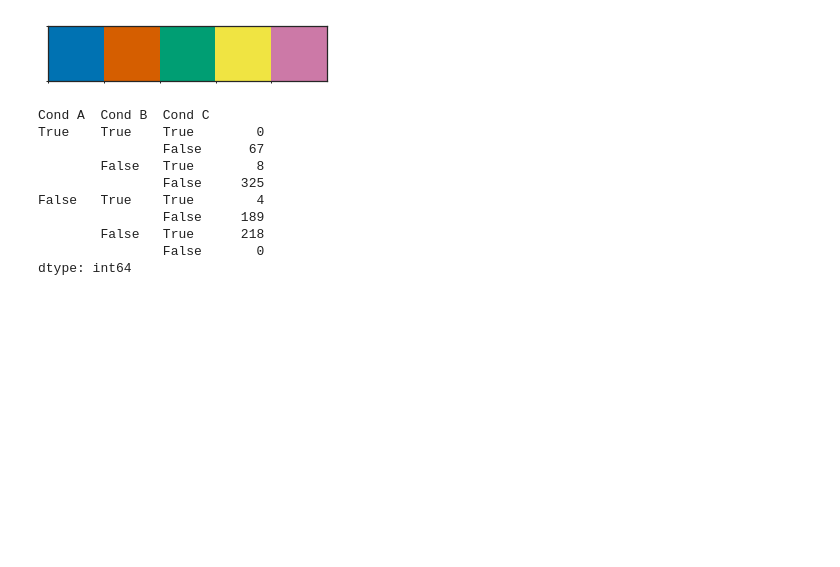
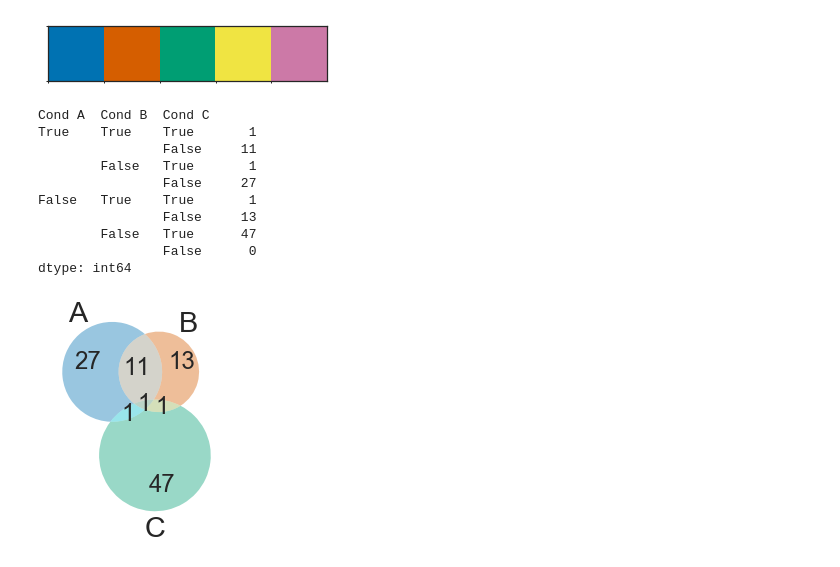
Before and after one commit to mparker2/UpSetPlot, a Jupyter notebook: examples/example.ipynb, the cells around one changed output. Saved outputs shown, nothing was run; the diff lists cells and outputs as text; code cells hidden in the pictures; blank space fills up the shorter version.

```diff
--- a/examples/example.ipynb
+++ b/examples/example.ipynb
@@ -39,12 +40,12 @@ plt.show()
 # %% [output]
 [figure]
 # %%
-all_genes = np.arange(10000)
-genes_cond_a = np.random.choice(all_genes, size=400, replace=False)
-prob = np.array([10 if x in genes_cond_a else 1 for x in all_genes])
+all_genes = np.arange(750)
+genes_cond_a = np.random.choice(all_genes, size=40, replace=False)
+prob = np.array([20 if x in genes_cond_a else 1 for x in all_genes])
 prob = prob / prob.sum()
-genes_cond_b = np.random.choice(all_genes, size=260, replace=False, p=prob)
-genes_cond_c = np.random.choice(all_genes, size=230, replace=False)
+genes_cond_b = np.random.choice(all_genes, size=26, replace=False, p=prob)
+genes_cond_c = np.random.choice(all_genes, size=50, replace=False)
 experiment = from_sets(OrderedDict([
     ('Cond A', set(genes_cond_a)),
     ('Cond B', set(genes_cond_b)),
@@ -53,15 +54,21 @@ experiment = from_sets(OrderedDict([
 experiment
 # %% [output]
 Cond A  Cond B  Cond C
-True    True    True        0
-                False      67
-        False   True        8
-                False     325
-False   True    True        4
-                False     189
-        False   True      218
-                False       0
+True    True    True       1
+                False     11
+        False   True       1
+                False     27
+False   True    True       1
+                False     13
+        False   True      47
+                False      0
 dtype: int64
+# %%
+vn.venn3([set(genes_cond_a), set(genes_cond_b), set(genes_cond_c)],
+         set_colors=pal[:3])
+plt.show()
+# %% [output]
+[figure, added]
 # %%
 upsetplot(experiment,
           sort_by='degree',
```
Also changed, not shown: parts of 2 cells of this notebook, 1 other file.
